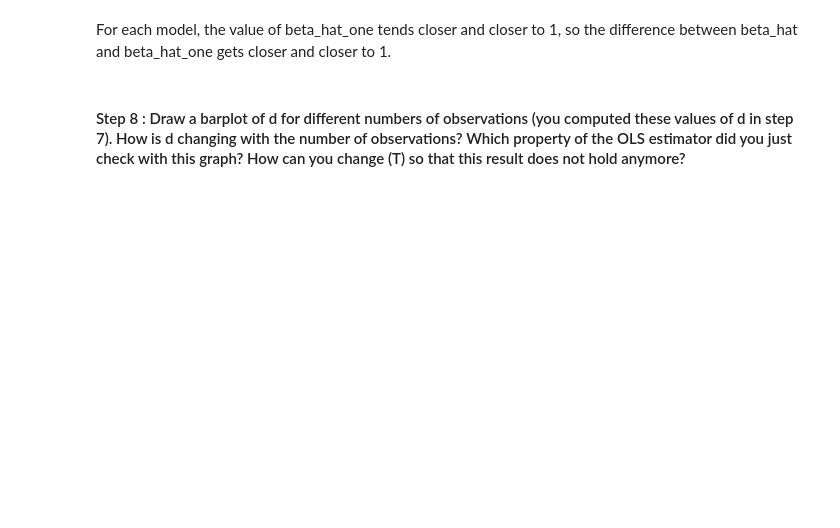
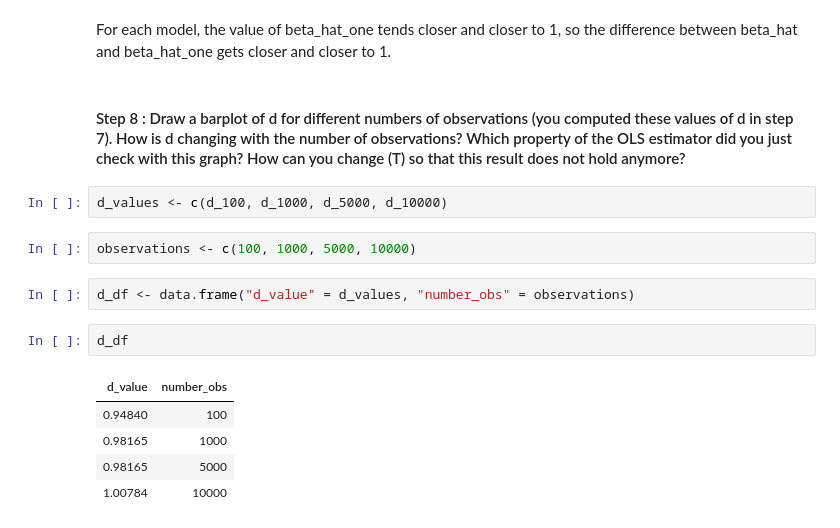
Before and after one commit to alexiscarlier/q2, a Jupyter notebook: Homework_A.ipynb, the cells around one changed output. Drawn from its saved outputs; the diff is of its cells as text; blank space fills up the shorter version.

```diff
--- a/Homework_A.ipynb
+++ b/Homework_A.ipynb
@@ -461,3 +711,17 @@ d_10000
 For each model, the value of beta_hat_one tends closer and closer to 1, so the difference between beta_hat and beta_hat_one gets closer and closer to 1.
 # %% [markdown]
 #### Step 8 : Draw a barplot of d for different numbers of observations (you computed these values of d in step 7). How is d changing with the number of observations? Which property of the OLS estimator did you just check with this graph? How can you change (T) so that this result does not hold anymore?
+# %%
+d_values <- c(d_100, d_1000, d_5000, d_10000)
+# %%
+observations <- c(100, 1000, 5000, 10000)
+# %%
+d_df <- data.frame("d_value" = d_values, "number_obs" = observations)
+# %%
+d_df
+# %% [output]
+| d_value | number_obs |
+| 0.94840 | 100 |
+| 0.98165 | 1000 |
+| 0.98165 | 5000 |
+| 1.00784 | 10000 |
```
Also changed, not shown: parts of 41 cells of this notebook, 2 other files.
